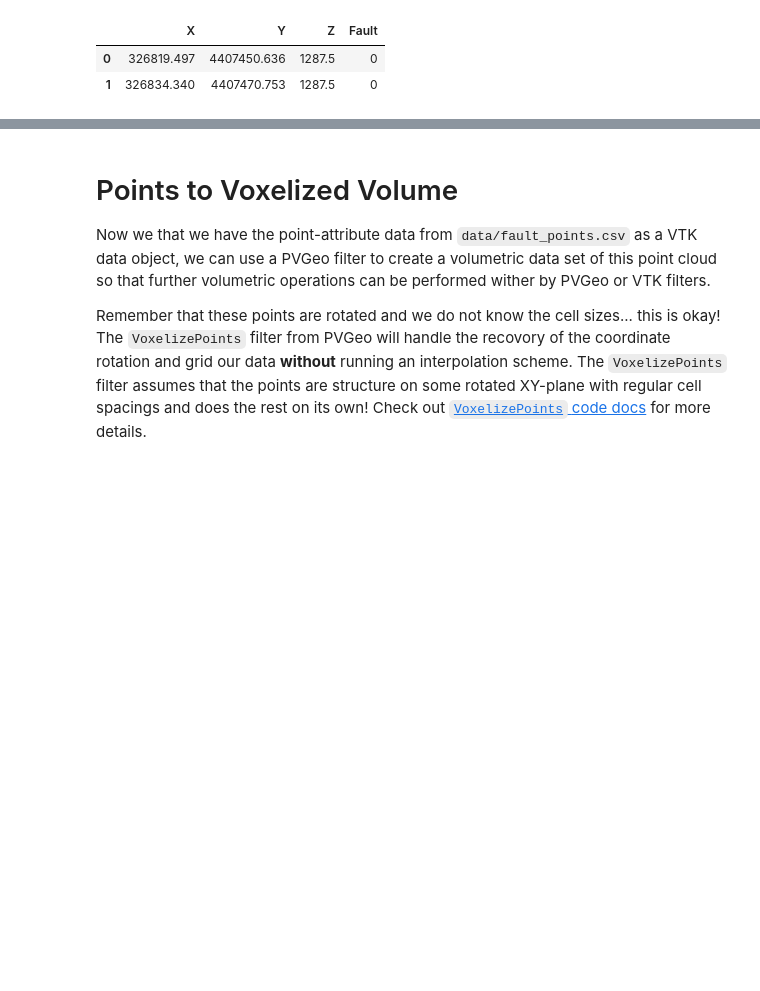
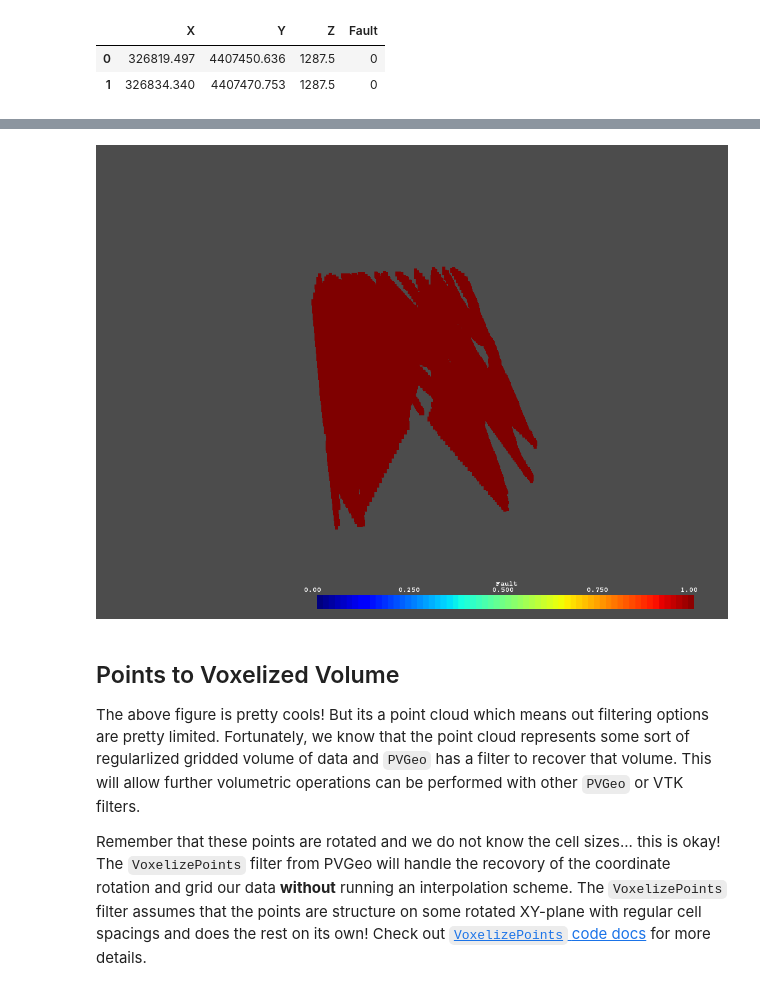
Before and after one commit to OpenGeoVis/PVGeo-Examples, a Jupyter notebook: 1.0 - Welcome.ipynb, the cells around one changed output, grey strips where cells are left out. Drawn from its saved outputs; the diff is of its cells as text; code cells hidden in the pictures; blank space fills up the shorter version.

```diff
--- a/1.0 - Welcome.ipynb
+++ b/1.0 - Welcome.ipynb
@@ -37,7 +79,7 @@ points[0:2]
 | 0 | 326819.497 | 4407450.636 | 1287.5 | 0 |
 | 1 | 326834.340 | 4407470.753 | 1287.5 | 0 |
 # %%
-# Convert to vtkPolyData (this assumes first three columns are XYZ)
-vtkpoints = PVGeo.filters.PointsToPolyData(points)
+# Convert to vtki.PolyData (this assumes first three columns are XYZ)
+vtkpoints = PVGeo.pointsToPolyData(points)
 vtkpoints
 # %% [output]
@@ -45,8 +94,11 @@ vtkpoints
+# %%
+vtkpoints.threshold(0.5).plot(notebook=True, rng=[0,1])
+# %% [output]
+[figure, added]
 # %% [markdown]
-# Points to Voxelized Volume
+## Points to Voxelized Volume
 
-
-Now we that we have the point-attribute data from `data/fault_points.csv` as a VTK data object, we can use a PVGeo filter to create a volumetric data set of this point cloud so that further volumetric operations can be performed wither by PVGeo or VTK filters.
+The above figure is pretty cools! But its a point cloud which means out filtering options are pretty limited. Fortunately, we know that the point cloud represents some sort of regularlized gridded volume of data and `PVGeo` has a filter to recover that volume. This will allow further volumetric operations can be performed with other `PVGeo` or VTK filters.
 
 Remember that these points are rotated and we do not know the cell sizes... this is okay! The `VoxelizePoints` filter from PVGeo will handle the recovory of the coordinate rotation and grid our data **without** running an interpolation scheme. The `VoxelizePoints` filter assumes that the points are structure on some rotated XY-plane with regular cell spacings and does the rest on its own! Check out [`VoxelizePoints` code docs](http://docs.pvgeo.org/en/latest/content/PVGeo/filters/voxelize.html#voxelize-points) for more details.
 # %%
```
Also changed, not shown: parts of 25 cells of this notebook, 4 other files.
